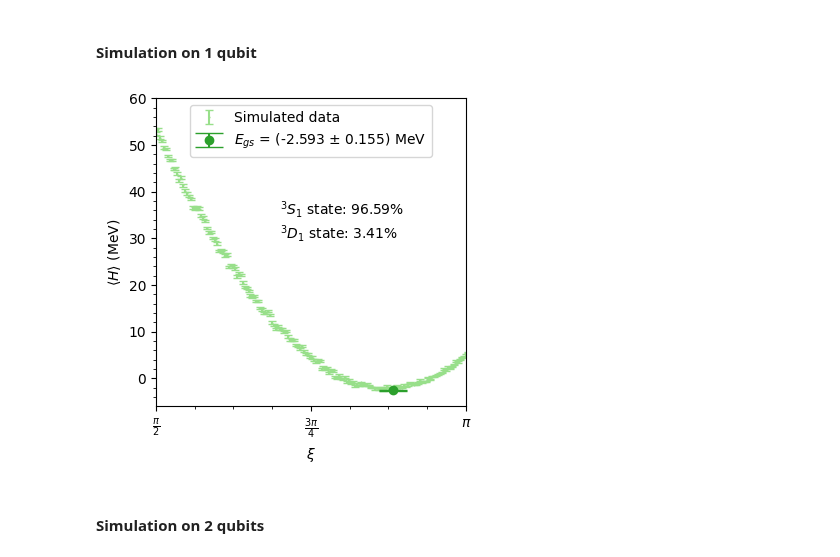
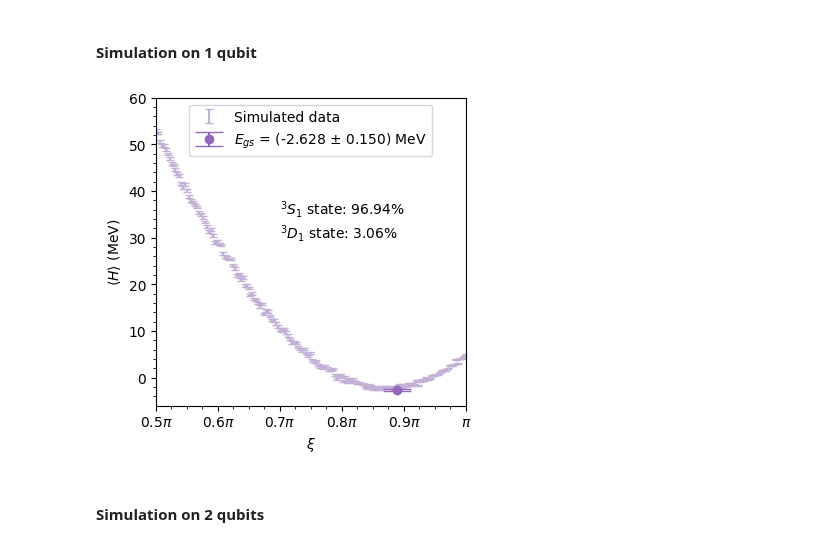
Before and after one commit to diegoscantam/2qubits, a Jupyter notebook: deuteron.ipynb, the cells around one changed output. Saved outputs shown, nothing was run; the diff lists cells and outputs as text; code cells hidden in the pictures.

```diff
--- a/deuteron.ipynb
+++ b/deuteron.ipynb
@@ -223,6 +223,8 @@ The Qiskit Qasm simulator is used to simulate the outcomes of an experiment meas
 Aer.backends()
 # Transpile for simulator
 simulator = Aer.get_backend('qasm_simulator')
+
+backend = Aer.get_backend('qasm_simulator')
 
 # Hamiltonians
 Hamilt_1 = 0.218291 * (Z-I)
@@ -699,8 +649,12 @@ where all numbers are in units of $\mathrm{MeV}$.
 # Number of runs per simulation
 shots = 20000
 
-# Spacing of the relative mixing scan
-delta = 0.01
+xi = np.arange(0.5,pi+0.01,0.01)
+exp = np.empty(len(xi))
+var = np.empty(len(xi))
+dexp = np.empty(len(xi))
+circuits_Z = []
+circuits_X = []
 
 # Measurement circuits
 qc_meas_Z = QuantumCircuit(1)
@@ -709,16 +663,12 @@ qc_meas_X = QuantumCircuit(1)
 qc_meas_X.h(0)
 qc_meas_X.measure_all()
 
-# Relative mixing parameter
-xi = np.arange(0.,pi + delta, delta)
-exp = np.empty(len(xi))
-dexp = np.empty(len(xi))
+# Prepare circuits
 for kk in range(0,len(xi)):
     # Create a Quantum Circuit acting on the q register, default both in the state |0>
     qc1 = QuantumCircuit(1)
 
     # Prepare the state
-    #qc1.initialize([np.sqrt(1 - xi[kk]),np.sqrt(xi[kk])], 0)
     qc1.ry(xi[kk],0)
     # Add measurement circuit
     qc1_Z = qc1.compose(qc_meas_Z)
@@ -727,58 +677,76 @@ for kk in range(0,len(xi)):
     # Transpile for simulator
     comp_qc1_Z = transpile(qc1_Z, simulator)
     comp_qc1_X = transpile(qc1_X, simulator)
-    # Run and get counts
-    job_Z = simulator.run(comp_qc1_Z, shots = shots)
-    counts_Z = job_Z.result().get_counts(comp_qc1_Z)
-    job_X = simulator.run(comp_qc1_X, shots = shots)
-    counts_X = job_X.result().get_counts(comp_qc1_X)
-    # Check keys
+
+
+    circuits_Z.append(comp_qc1_Z)
+    circuits_X.append(comp_qc1_X)
+
+job_Z = execute(circuits_Z, backend, shots=shots)
+job_X = execute(circuits_X, backend, shots=shots)
+
+# !!!!CHECK STATUS HERE!!!!
+job_Z.wait_for_final_state()
+job_X.wait_for_final_state()
+
+# get results
+result_Z = job_Z.result()
+result_X = job_X.result()
+
+# Get expectation values
+for kk in range(0, len(xi)):
+    counts_Z = job_Z.result().get_counts(circuits_Z[kk])
     check_counts_1(counts_Z)
+    # Calculate expectation values & variances
+    exp_Z = (counts_Z['0'] - counts_Z['1'])/shots
+    var_Z= counts_Z['0']*counts_Z['1']/(shots**2)
+    exp[kk] = 87.5 + 82.5*exp_Z
+    var[kk] = (82.5**2)*var_Z
+for kk in range(0, len(xi)):
+    counts_X = job_X.result().get_counts(circuits_X[kk])
     check_counts_1(counts_X)
-    # Calculate expectation values
-    exp_Z = (counts_Z['0'] - counts_Z['1'])/shots
+    # Calculate expectation values & variances
     exp_X = (counts_X['0'] - counts_X['1'])/shots
-    exp[kk] = 87.5 - 35*exp_X + 82.5*exp_Z
-    # Calculate variance with binomial distribution
-    var_Z= counts_Z['0']*counts_Z['1']/(shots**2)
     var_X= counts_X['0']*counts_X['1']/(shots**2)
-    var_tot = (35**2)*var_X + (82.5**2)*var_Z
-    std_counts = np.sqrt(var_tot)
-    dexp[kk]= std_counts/np.sqrt(shots)
+    exp[kk] -= 35*exp_X
+    var[kk] += (35**2)*var_X
 
-xi_0 = xi[np.where(exp == exp.min())]
+
+dexp = np.sqrt(var/shots)
+
+xi_0 = xi[np.where(exp == exp.min())][0].astype(E_3)
 E_gs_pw = exp.min()
-dE_gs_pw = dexp[np.where(exp == exp.min())]
+dE_gs_pw = dexp[np.where(exp == E_gs_pw)][0].astype(E_3)
 # Plot of energy as a function of xi
 # Plot style options
 cmap = plt.get_cmap('tab20')
 w = 4
 h = 4
 fontsize = 12
 fig = plt.figure(figsize=(w,h))
 lbl = '$E_{gs}$ = (' + str("%.3f" % E_gs_pw) + ' $\pm$ ' + str("%.3f" %  dE_gs_pw) + ') MeV'
 xi_0 = xi[np.where(exp == exp.min())][0]
 ax = fig.add_subplot(111)
-ax.errorbar(xi, exp, yerr = dexp, color = cmap(5), fmt="o", ms=0.5, capsize = 3, label = 'Simulated data')
-ax.errorbar(xi_0, exp.min(), yerr= dexp[np.where(exp == exp.min())][0], color = cmap(4), fmt="o",zorder=5, ms=6, capsize = 10, label = lbl)
+ax.errorbar(xi, exp, yerr = dexp, color = cmap(9), fmt="o", ms=0.5, capsize = 3, label = 'Simulated data')
+ax.errorbar(xi_0, exp.min(), yerr= dexp[np.where(exp == exp.min())][0], color = cmap(8), fmt="o",zorder=5, ms=6, capsize = 10, label = lbl)
 plt.xlabel("$\\xi$")
 plt.ylabel("$\\langle H \\rangle$ (MeV)")
 
 str_S= str("%.2f" % (100*np.sin(xi_0/2)**2))
 str_D= str("%.2f" % (100*np.cos(xi_0/2)**2))
 text = '$^3 S_1$ state: ' + str_S + '%\n$^3 D_1$ state: '  + str_D + '%'
 plt.text(0.7*pi, 30,text)
-unit = 0.25
+unit = 0.1
 x_tick = np.arange(0.5, 1. + unit, unit)
-x_label = [r'$\frac{\pi}{2} $', r'$\frac{3\pi}{4}$', r'$\pi$']
+x_label = [r'$0.5 \pi $', r'$0.6 \pi $',r'$0.7 \pi $',r'$0.8 \pi $',r'$0.9 \pi $', r'$\pi$', r'']
 ax.set_xticks(x_tick * pi)
 ax.set_xticklabels(x_label, fontsize=10)
 ax.minorticks_on()
 plt.xlim(0.5*pi,pi)
 plt.ylim(-6,60)
 plt.legend(loc='upper center')
 plt.show()
 # %% [output]
-[figure, old version]
+[figure, new version]
 # %% [markdown]
 #### Simulation on 2 qubits
```
Also changed, not shown: parts of 7 cells of this notebook, 4 other files.
